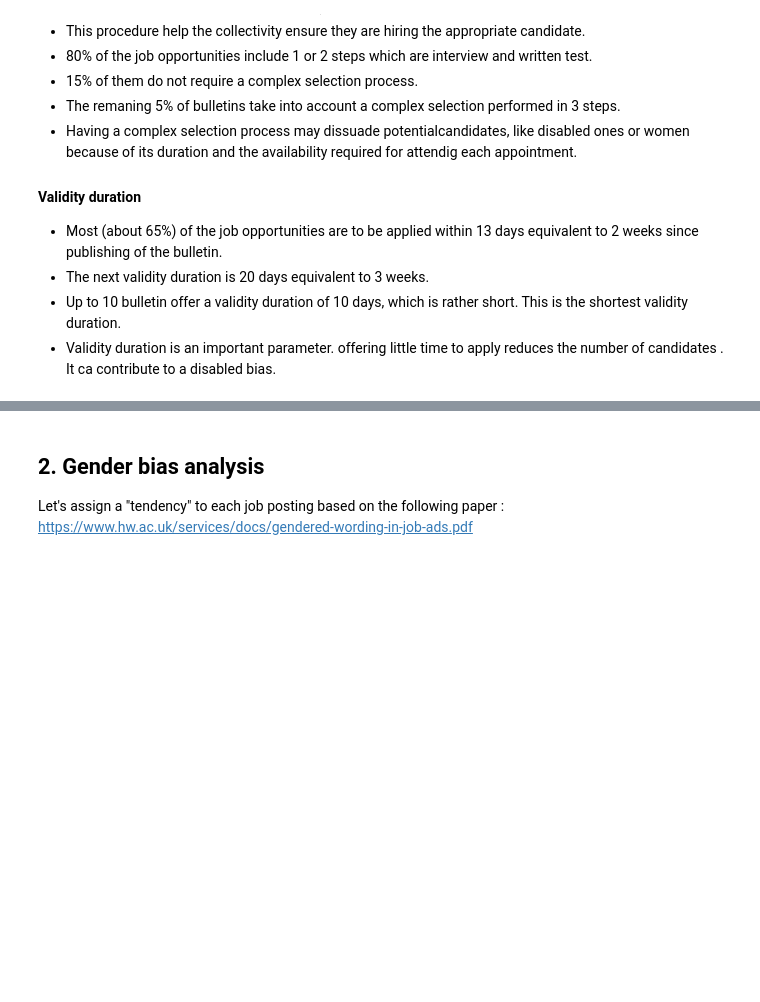
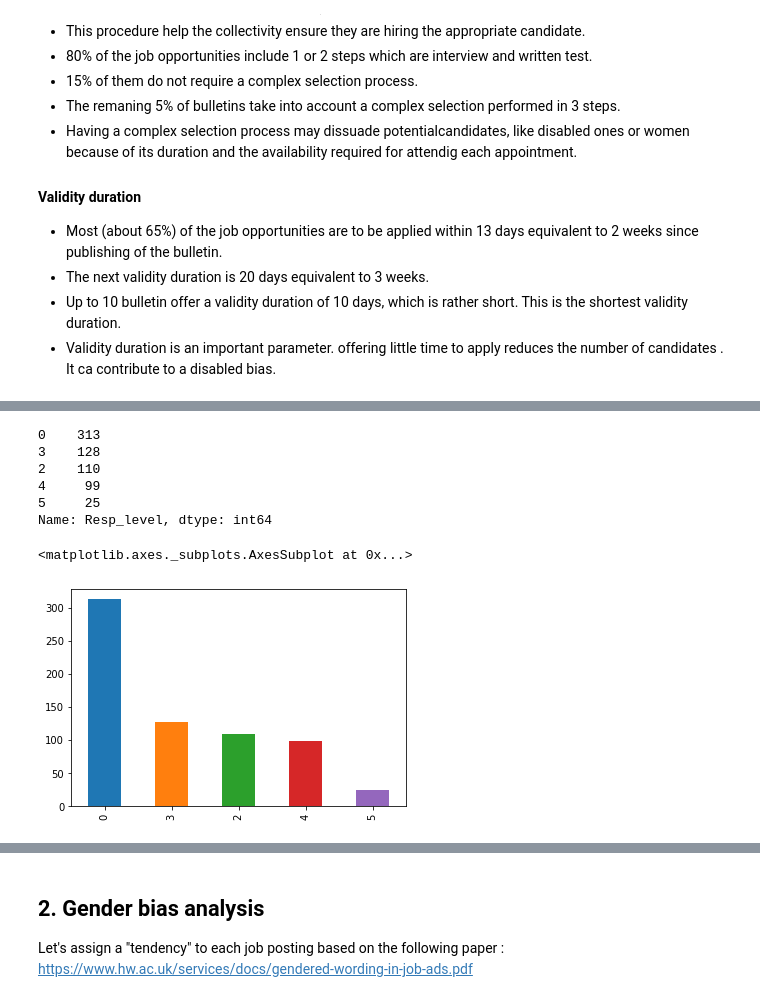
Before and after one commit to cvirginie/HumanMatters, a Jupyter notebook: HumanMatters_WB.ipynb, the cells around one changed output, grey strips where cells are left out. Saved outputs shown, nothing was run; the diff lists cells and outputs as text; code cells hidden in the pictures; blank space fills up the shorter version.

```diff
--- a/HumanMatters_WB.ipynb
+++ b/HumanMatters_WB.ipynb
@@ -403,0 +492,14 @@ Name: validity_duration, dtype: int64
+# %%
+df_resp['Resp_level'].value_counts().head(10)
+# %% [output]
+0    313
+3    128
+2    110
+4     99
+5     25
+Name: Resp_level, dtype: int64
+# %%
+df_resp['Resp_level'].value_counts().head(10).plot(kind='bar')
+# %% [output]
+<matplotlib.axes._subplots.AxesSubplot at 0x...>
+[figure, added]
```
Also changed, not shown: parts of 20 cells of this notebook.
